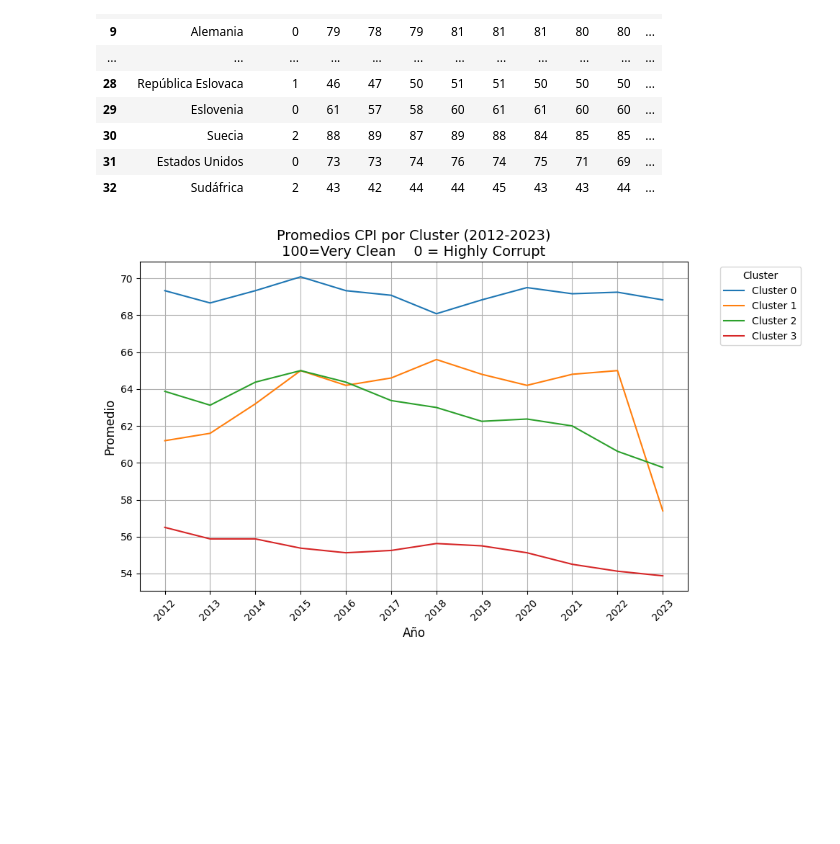
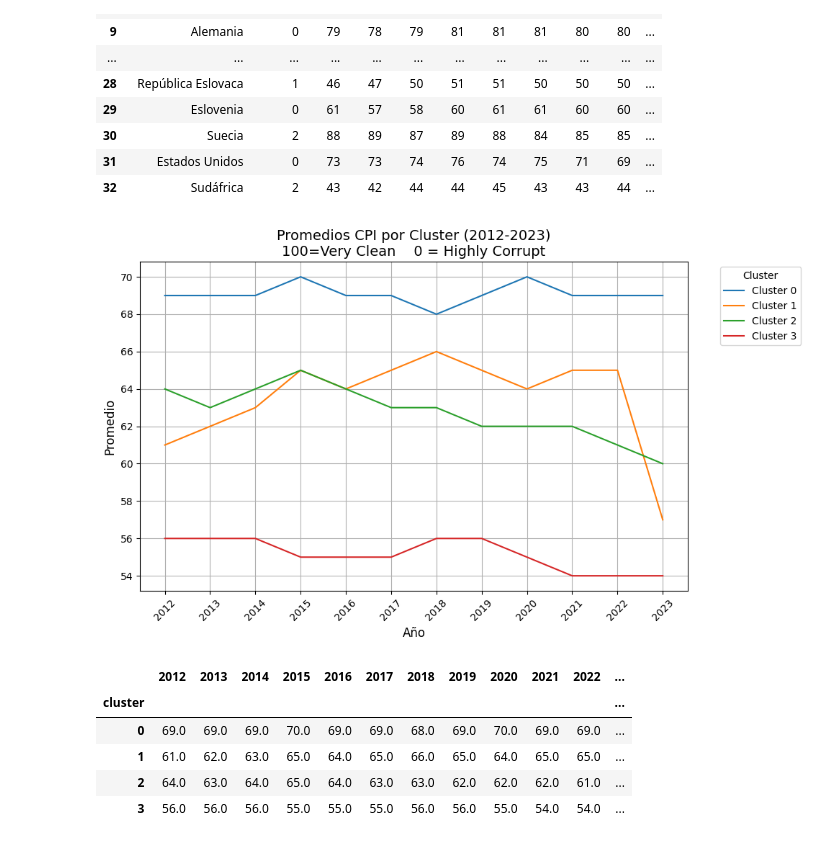
Before and after one commit to MatiasBunsterRaby/Capstone_git, a Jupyter notebook: notebooks/Tempo_sin_PCA_CORRUPCIÓN_sin104.ipynb, the cells around one changed output. Drawn from its saved outputs; the diff is of its cells as text; code cells hidden in the pictures; blank space fills up the shorter version.

```diff
--- a/notebooks/Tempo_sin_PCA_CORRUPCIÓN_sin104.ipynb
+++ b/notebooks/Tempo_sin_PCA_CORRUPCIÓN_sin104.ipynb
@@ -984,29 +984,36 @@ display(df_transparencia)
 # %%
 import matplotlib.pyplot as plt
 
 # Convertir años a formato numérico para facilitar operaciones
 year_columns = [str(year) for year in range(2012, 2024)]
 
 # Agrupar por 'cluster' y calcular los promedios de las columnas de años
-cluster_means = df_transparencia.groupby('cluster')[year_columns].mean()
+cluster_means = df_transparencia.groupby('cluster')[year_columns].mean().round(0)
 
 # Crear un gráfico de líneas
 plt.figure(figsize=(10, 6))
 for cluster in cluster_means.index:
     plt.plot(year_columns, cluster_means.loc[cluster], label=f'Cluster {cluster}')
 
 # Configurar el gráfico
 plt.title('Promedios CPI por Cluster (2012-2023)\n100=Very Clean    0 = Highly Corrupt', fontsize=14)
 plt.xlabel('Año', fontsize=12)
 plt.ylabel('Promedio', fontsize=12)
 plt.xticks(rotation=45)
 
 # Reorganizar la leyenda
 plt.legend(title='Cluster', bbox_to_anchor=(1.05, 1), loc='upper left')
 plt.grid(True)
 plt.tight_layout()
 
 # Mostrar el gráfico
 plt.show()
+display(cluster_means)
 # %% [output]
-[figure, old version]
+[figure, new version]
+|  | 2012 | 2013 | 2014 | 2015 | 2016 | 2017 | 2018 | 2019 | 2020 | 2021 | 2022 | ... |
+| cluster |  |  |  |  |  |  |  |  |  |  |  | ... |
+| 0 | 69.0 | 69.0 | 69.0 | 70.0 | 69.0 | 69.0 | 68.0 | 69.0 | 70.0 | 69.0 | 69.0 | ... |
+| 1 | 61.0 | 62.0 | 63.0 | 65.0 | 64.0 | 65.0 | 66.0 | 65.0 | 64.0 | 65.0 | 65.0 | ... |
+| 2 | 64.0 | 63.0 | 64.0 | 65.0 | 64.0 | 63.0 | 63.0 | 62.0 | 62.0 | 62.0 | 61.0 | ... |
+| 3 | 56.0 | 56.0 | 56.0 | 55.0 | 55.0 | 55.0 | 56.0 | 56.0 | 55.0 | 54.0 | 54.0 | ... |
```
Also changed, not shown: parts of 2 cells of this notebook, 5 other files.
